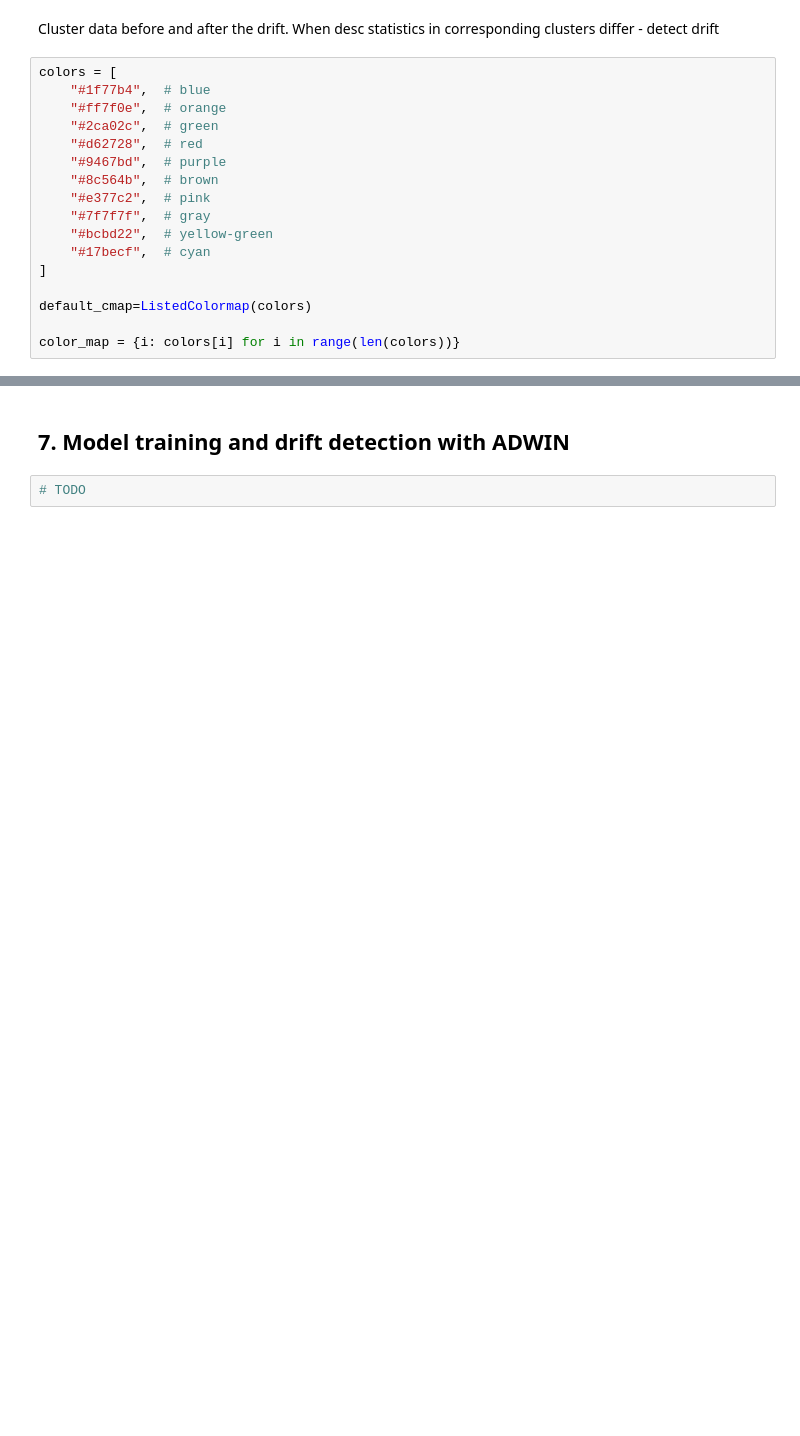
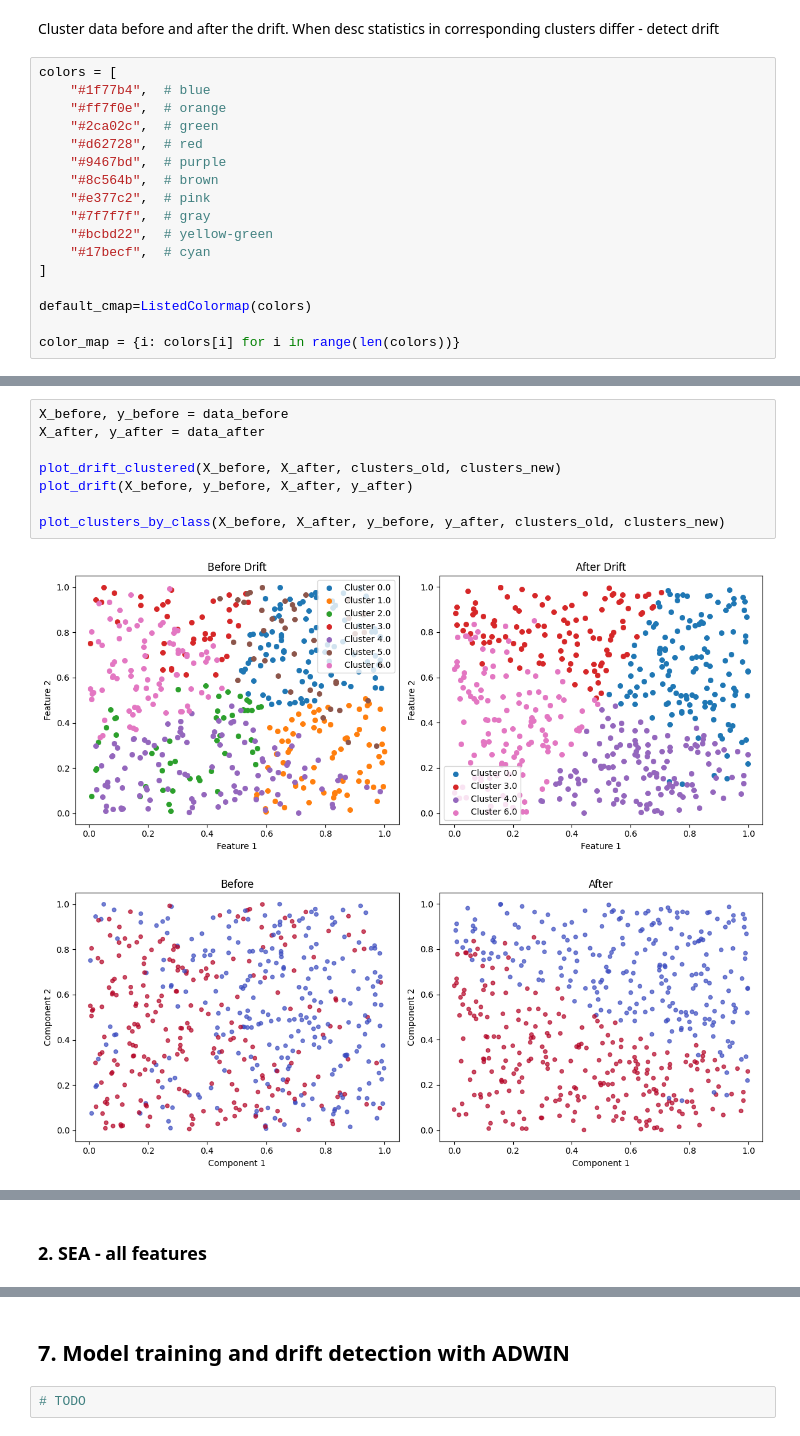
Before and after one commit to KubaCzech/DriftDetectionWithExplainableAI, a Jupyter notebook: notebooks/data_drift.ipynb, the cells around one changed output, grey strips where cells are left out. Saved outputs shown, nothing was run; the diff lists cells and outputs as text; blank space fills up the shorter version.

```diff
--- a/notebooks/data_drift.ipynb
+++ b/notebooks/data_drift.ipynb
@@ -868,0 +971,11 @@ drift, details, clusters_old, clusters_new = CBDD.detect(data_before, data_after
+# %%
+X_before, y_before = data_before
+X_after, y_after = data_after
+
+plot_drift_clustered(X_before, X_after, clusters_old, clusters_new)
+plot_drift(X_before, y_before, X_after, y_after)
+
+plot_clusters_by_class(X_before, X_after, y_before, y_after, clusters_old, clusters_new)
+# %% [output]
+[figure, added]
+[figure, added]
@@ -868,0 +983,2 @@ drift, details, clusters_old, clusters_new = CBDD.detect(data_before, data_after
+# %% [markdown]
+### **2. SEA - all features**
```
Also changed, not shown: parts of 22 cells of this notebook.
